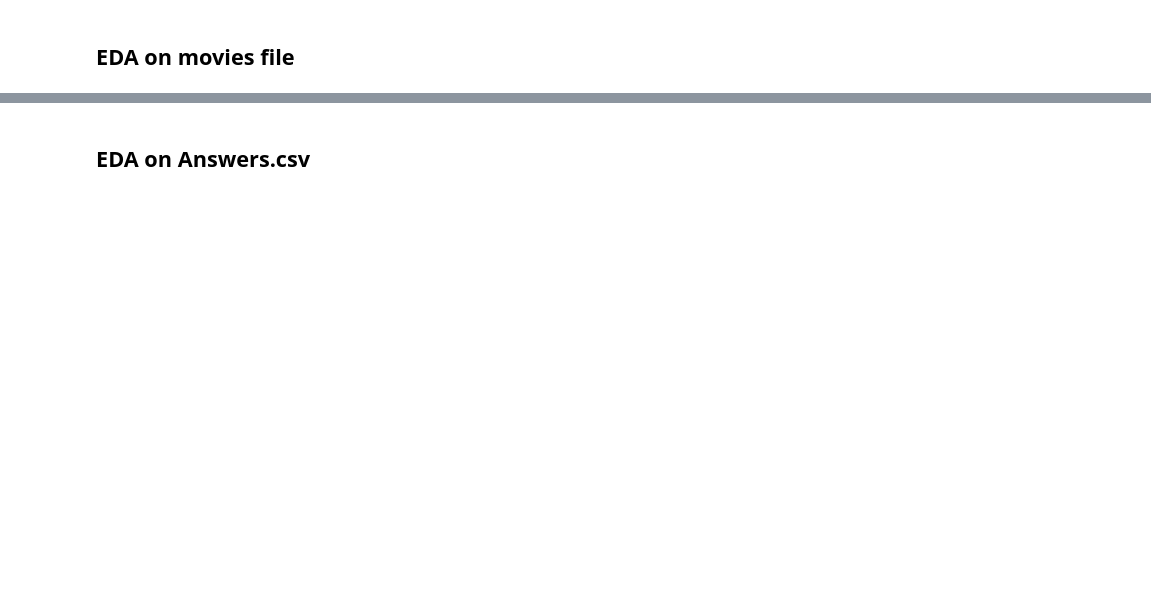
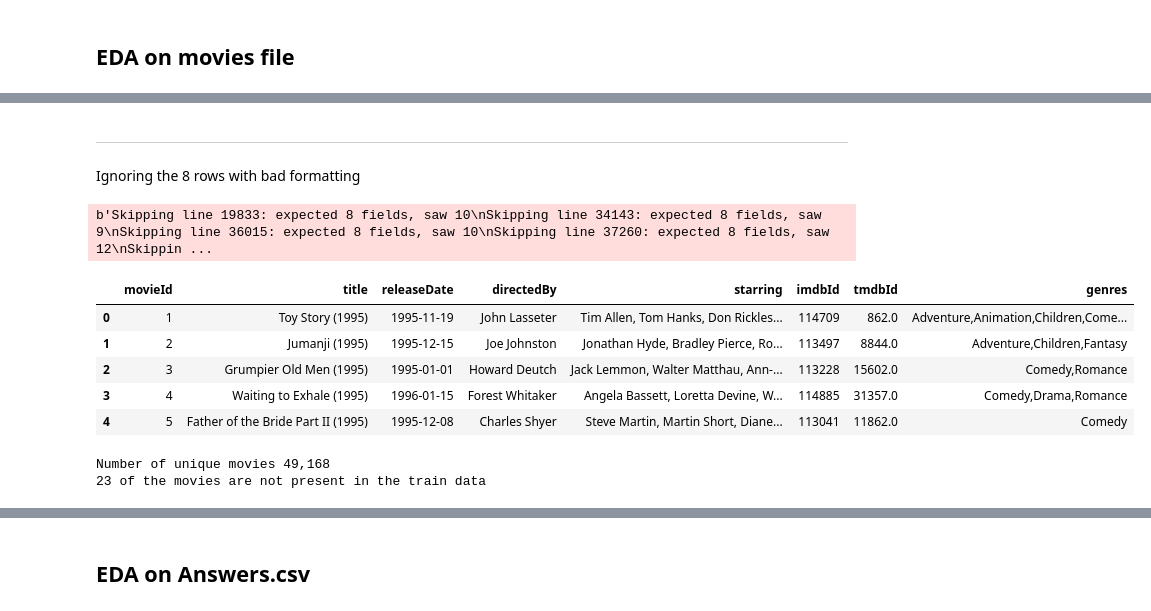
Before and after one commit to SanchayniB/Serendipitous-Recommender-System, a Jupyter notebook: EDA/EDA.ipynb, the cells around one changed output, grey strips where cells are left out. Saved outputs shown, nothing was run; the diff lists cells and outputs as text; code cells hidden in the pictures; blank space fills up the shorter version.

```diff
--- a/EDA/EDA.ipynb
+++ b/EDA/EDA.ipynb
@@ -252,3 +119,27 @@ movies_cleaned.head()
 movies_cleaned = movies_cleaned.drop(columns= 'genres')
 # %%
 movies_cleaned.to_csv('//Users//bagades//Desktop//RS//serendipity-sac2018//movies_cleaned.csv')
+# %% [markdown]
+------
+Ignoring the 8 rows with bad formatting
+# %%
+movies = pd.read_csv('//Users//bagades//Desktop//RS//serendipity-sac2018//moviesv2.csv',
+                             error_bad_lines=False)
+# %% [output]
+b'Skipping line 19833: expected 8 fields, saw 10\nSkipping line 34143: expected 8 fields, saw 9\nSkipping line 36015: expected 8 fields, saw 10\nSkipping line 37260: expected 8 fields, saw 12\nSkippin ...
+# %%
+movies.head()
+# %% [output]
+|  | movieId | title | releaseDate | directedBy | starring | imdbId | tmdbId | genres |
+| 0 | 1 | Toy Story (1995) | 1995-11-19 | John Lasseter | Tim Allen, Tom Hanks, Don Rickles... | 114709 | 862.0 | Adventure,Animation,Children,Come... |
+| 1 | 2 | Jumanji (1995) | 1995-12-15 | Joe Johnston | Jonathan Hyde, Bradley Pierce, Ro... | 113497 | 8844.0 | Adventure,Children,Fantasy |
+| 2 | 3 | Grumpier Old Men (1995) | 1995-01-01 | Howard Deutch | Jack Lemmon, Walter Matthau, Ann-... | 113228 | 15602.0 | Comedy,Romance |
+| 3 | 4 | Waiting to Exhale (1995) | 1996-01-15 | Forest Whitaker | Angela Bassett, Loretta Devine, W... | 114885 | 31357.0 | Comedy,Drama,Romance |
+| 4 | 5 | Father of the Bride Part II (1995) | 1995-12-08 | Charles Shyer | Steve Martin, Martin Short, Diane... | 113041 | 11862.0 | Comedy |
+# %%
+print('Number of unique movies {:,}'.format(len(movies['movieId'].unique())))
+print('{} of the movies are not present in the train data'.format(
+    len(set(movies['movieId'].unique()) - set(train_data['movieId'].unique()))))
+# %% [output]
+Number of unique movies 49,168
+23 of the movies are not present in the train data
```
Also changed, not shown: parts of 62 cells of this notebook, 2 other files.
